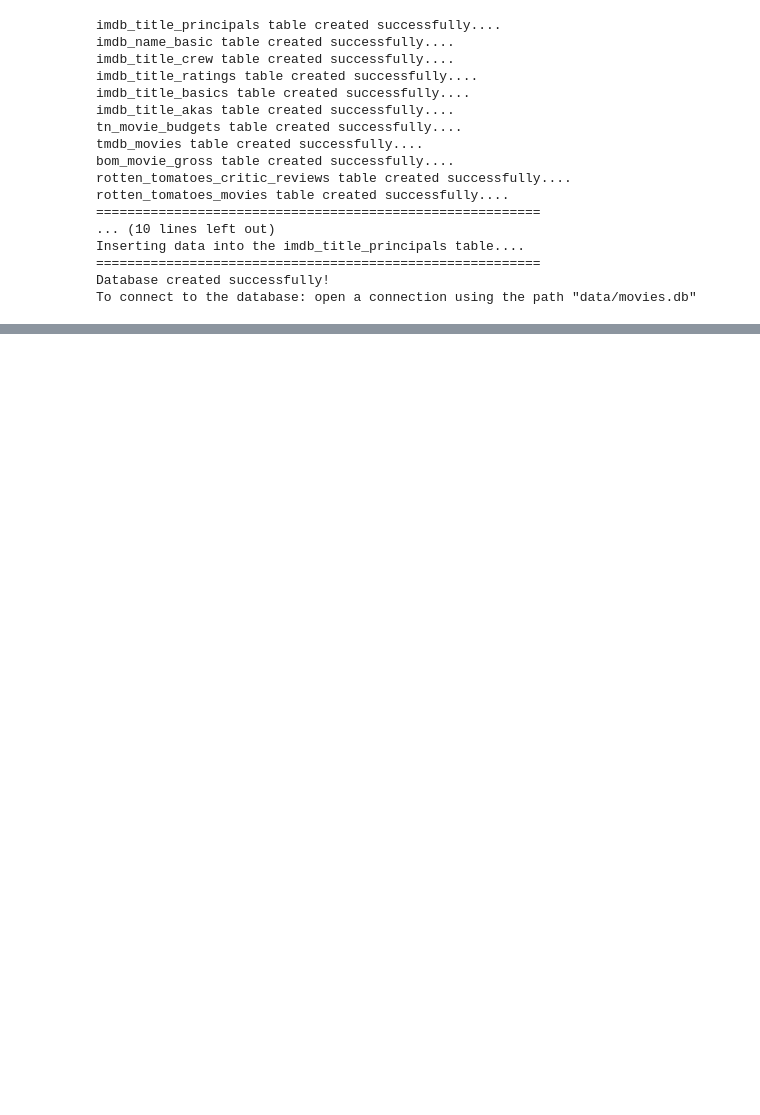
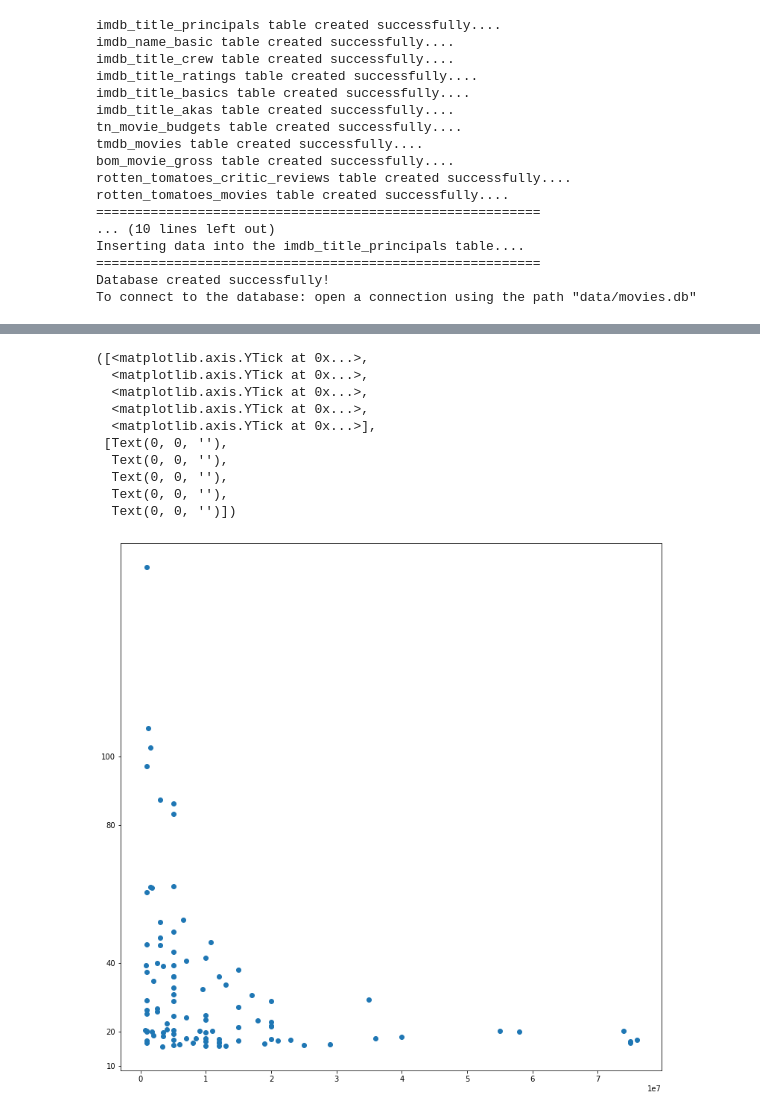
Before and after one commit to john-c-simmons/microsoft_film_reccomendation, a Jupyter notebook: opening data.ipynb, the cells around one changed output, grey strips where cells are left out. Drawn from its saved outputs; the diff is of its cells as text; code cells hidden in the pictures; blank space fills up the shorter version.

```diff
--- a/opening data.ipynb
+++ b/opening data.ipynb
@@ -307,0 +204,3 @@ def create_movies_db():
+# %%
+big_winners = nrml.sort_values(by = 'return_on_investment', ascending=False).head(100)
+big_losers = nrml.sort_values(by = 'return_on_investment').head(100)
@@ -307,0 +234,17 @@ def create_movies_db():
+# %%
+#tndfp = tndf[(tndf['net_profit'] >= 0)]
+plot_one_fig, plot_one_ax = plt.subplots(figsize=(13,13))
+plot_one_ax.scatter(big_winners['production_budget'], big_winners['return_on_investment'])
+plt.yticks([10,20,40,80, 100])
+# %% [output]
+([<matplotlib.axis.YTick at 0x...>,
+  <matplotlib.axis.YTick at 0x...>,
+  <matplotlib.axis.YTick at 0x...>,
+  <matplotlib.axis.YTick at 0x...>,
+  <matplotlib.axis.YTick at 0x...>],
+ [Text(0, 0, ''),
+  Text(0, 0, ''),
+  Text(0, 0, ''),
+  Text(0, 0, ''),
+  Text(0, 0, '')])
+[figure, added]
```
Also changed, not shown: parts of 32 cells of this notebook, 1 other file.
